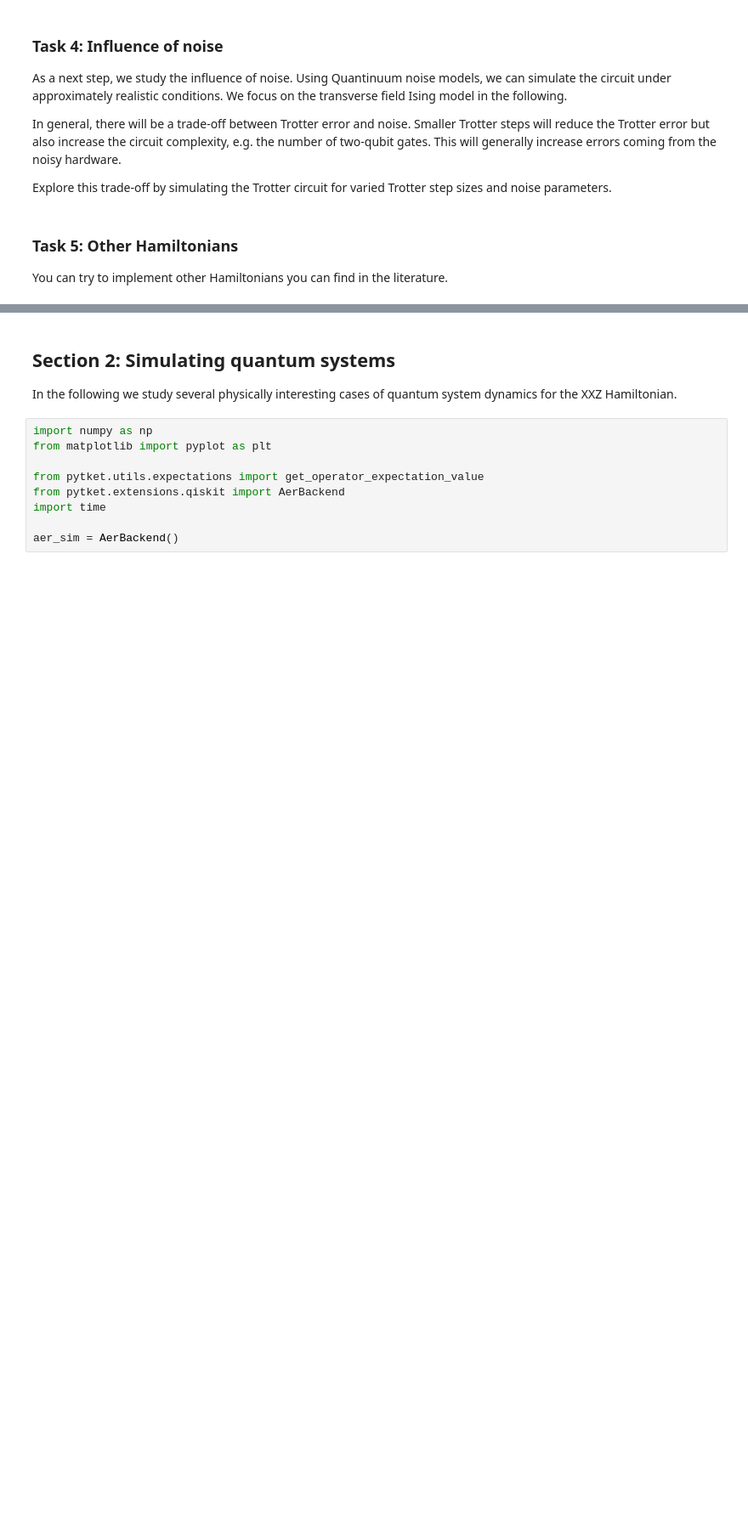
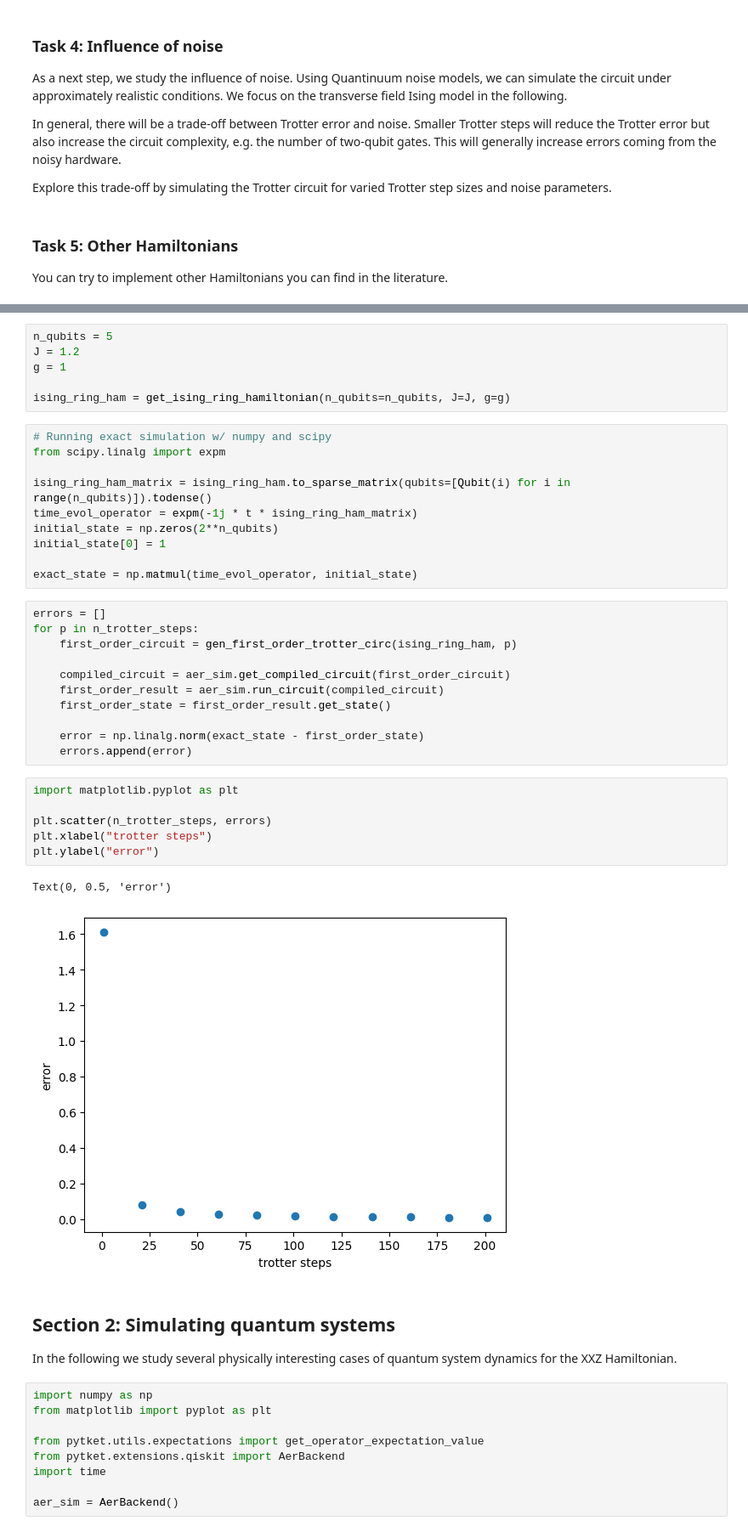
Before and after one commit to mattheweverette/2025-Quantinuum, a Jupyter notebook: notebooks/hamiltonian_simulation.ipynb, the cells around one changed output, grey strips where cells are left out. Shown at 85% size. Drawn from its saved outputs; the diff is of its cells as text; blank space fills up the shorter version.

Commit message:
Implement ring hamiltonian

```diff
--- a/notebooks/hamiltonian_simulation.ipynb
+++ b/notebooks/hamiltonian_simulation.ipynb
@@ -440,3 +486,39 @@ You can try to implement other Hamiltonians you can find in the literature.
+# %%
+n_qubits = 5
+J = 1.2
+g = 1
+
+ising_ring_ham = get_ising_ring_hamiltonian(n_qubits=n_qubits, J=J, g=g)
+# %%
+# Running exact simulation w/ numpy and scipy
+from scipy.linalg import expm
+
+ising_ring_ham_matrix = ising_ring_ham.to_sparse_matrix(qubits=[Qubit(i) for i in range(n_qubits)]).todense()
+time_evol_operator = expm(-1j * t * ising_ring_ham_matrix)
+initial_state = np.zeros(2**n_qubits)
+initial_state[0] = 1
+
+exact_state = np.matmul(time_evol_operator, initial_state)
+# %%
+errors = []
+for p in n_trotter_steps:
+    first_order_circuit = gen_first_order_trotter_circ(ising_ring_ham, p)
+
+    compiled_circuit = aer_sim.get_compiled_circuit(first_order_circuit)
+    first_order_result = aer_sim.run_circuit(compiled_circuit)
+    first_order_state = first_order_result.get_state()
+
+    error = np.linalg.norm(exact_state - first_order_state)
+    errors.append(error)
+# %%
+import matplotlib.pyplot as plt
+
+plt.scatter(n_trotter_steps, errors)
+plt.xlabel("trotter steps")
+plt.ylabel("error")
+# %% [output]
+Text(0, 0.5, 'error')
+[figure, added]
 # %% [markdown]
 ## Section 2: Simulating quantum systems
 
```
Also changed, not shown: parts of 7 cells of this notebook.
